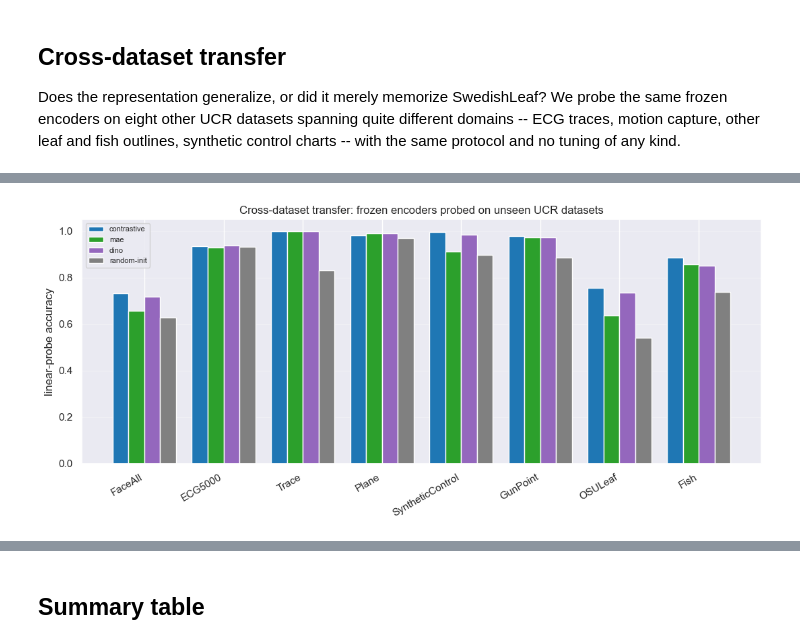
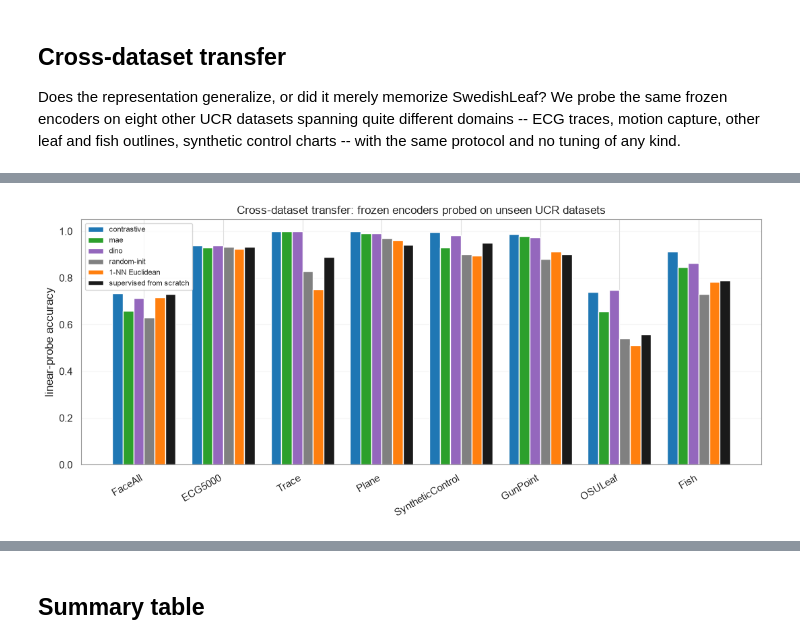
Before and after one commit to lstival/ssl_tutorial_sibgrapi2026, a Jupyter notebook: notebooks/time_series/04_comparative_evaluation.ipynb, the cells around one changed output, grey strips where cells are left out. Drawn from its saved outputs; the diff is of its cells as text; code cells hidden in the pictures.

Commit message:
Fix: time series models results

```diff
--- a/notebooks/time_series/04_comparative_evaluation.ipynb
+++ b/notebooks/time_series/04_comparative_evaluation.ipynb
@@ -307,10 +338,22 @@ for name, (tr_f, tr_y, te_f, te_y) in feats.items():
         sub = subsample_per_class(tr_y, k)
         few_label[name][k] = linear_probe_accuracy(tr_f[sub], tr_y[sub], te_f, te_y)
 
+# The two label-using baselines on exactly the same k-per-class subsets: 1-NN with only those
+# k series as references, and the supervised model trained from scratch on them alone. Unlike
+# the frozen SSL encoders, both see nothing but the k labeled series.
+few_label["nn_euclidean"], few_label["supervised"] = {}, {}
+for k in LABEL_BUDGETS:
+    sub = subsample_per_class(train_ds.y, k)
+    few_label["nn_euclidean"][k] = nn_euclidean_accuracy(
+        train_ds.X[sub], train_ds.y[sub], test_ds.X, test_ds.y)
+    few_label["supervised"][k] = supervised_end_to_end(
+        data.Subset(train_ds, sub), test_ds, n_classes, n_steps=SUP_STEPS)[0]
+
+full_with_baselines = {**full_label, "nn_euclidean": nn_acc, "supervised": sup_acc}
 hdr = "  ".join(f"k={k:<4d}" for k in LABEL_BUDGETS)
 print(f"{'method':>12s}  {hdr}   full")
 for name in few_label:
     row = "  ".join(f"{few_label[name][k]:.3f} " for k in LABEL_BUDGETS)
-    print(f"{name:>12s}  {row}  {full_label[name]:.3f}")
+    print(f"{name:>12s}  {row}  {full_with_baselines[name]:.3f}")
 # %% [output]
       method  k=1     k=2     k=5     k=10    k=20     full
@@ -321,19 +366,21 @@ for name in few_label:
 # %%
 plt.figure(figsize=(8, 5))
 styles = {"contrastive": ("tab:blue", "o"), "mae": ("tab:green", "s"),
-          "dino": ("tab:purple", "^"), "random_init": ("0.5", "x")}
+          "dino": ("tab:purple", "^"), "random_init": ("0.5", "x"),
+          "nn_euclidean": ("tab:orange", "v"), "supervised": ("k", "D")}
+labels = {"random_init": "random-init", "nn_euclidean": "1-NN Euclidean",
+          "supervised": "supervised from scratch"}
 for name, curve in few_label.items():
     color, marker = styles.get(name, ("tab:red", "d"))
     ks = list(curve)
     plt.plot(ks, [curve[k] for k in ks], marker=marker, color=color,
-             label=name.replace("_", "-"),
-             linestyle="--" if name == "random_init" else "-")
+             label=labels.get(name, name),
+             linestyle=":" if name in ("nn_euclidean", "supervised")
+             else "--" if name == "random_init" else "-")
 
-plt.axhline(nn_acc, color="tab:orange", linestyle=":", label="1-NN Euclidean (all labels)")
-plt.axhline(sup_acc, color="k", linestyle=":", label="supervised from scratch (all labels)")
 plt.xscale("log"); plt.xticks(LABEL_BUDGETS, [str(k) for k in LABEL_BUDGETS])
 plt.xlabel("labeled examples per class"); plt.ylabel("test accuracy")
-plt.title(f"Few-label linear probing on {TARGET_DATASET} (frozen encoders)")
+plt.title(f"Few-label regime on {TARGET_DATASET}: frozen encoders vs. label-only baselines")
 plt.legend(fontsize=8); plt.grid(alpha=0.3)
 plt.tight_layout()
 plt.savefig(os.path.join(FIGURE_PATH, "ts_few_label.png"), dpi=150)
@@ -351,7 +398,11 @@ and no tuning of any kind.
 TRANSFER_DATASETS = ["FaceAll", "ECG5000", "Trace", "Plane",
                      "SyntheticControl", "GunPoint", "OSULeaf", "Fish"]
 
-transfer = {name: {} for name in feats}
+# The frozen encoders, plus the two label-using baselines computed on each dataset's own
+# labels (1-NN on its raw series, and a from-scratch model with the same step budget). The
+# baselines involve no transfer at all -- they are the reference the transferred
+# representations are measured against.
+transfer = {name: {} for name in list(feats) + ["nn_euclidean", "supervised"]}
 for ds_name in TRANSFER_DATASETS:
     tr_ds = UCRDataset(DATA_PATH, ds_name, "train")
     te_ds = UCRDataset(DATA_PATH, ds_name, "test")
@@ -361,6 +412,9 @@ for ds_name in TRANSFER_DATASETS:
         a_tr, a_try = extract_features(enc, tr_ds, device, pool=pool)
         a_te, a_tey = extract_features(enc, te_ds, device, pool=pool)
         transfer[name][ds_name] = linear_probe_accuracy(a_tr, a_try, a_te, a_tey)
+    transfer["nn_euclidean"][ds_name] = nn_euclidean_accuracy(tr_ds.X, tr_ds.y, te_ds.X, te_ds.y)
+    transfer["supervised"][ds_name] = supervised_end_to_end(
+        tr_ds, te_ds, tr_ds.n_classes, n_steps=SUP_STEPS)[0]
 
 print(f"{'dataset':>18s} " + " ".join(f"{n:>12s}" for n in transfer))
 for ds_name in TRANSFER_DATASETS:
@@ -381,19 +435,20 @@ print(f"{'MEAN':>18s} " + " ".join(
 # %%
 fig, ax = plt.subplots(figsize=(11, 5))
 x = np.arange(len(TRANSFER_DATASETS))
-names = [n for n in ["contrastive", "mae", "dino", "random_init"] if n in transfer]
+names = [n for n in ["contrastive", "mae", "dino", "random_init", "nn_euclidean",
+                     "supervised"] if n in transfer]
 width = 0.8 / len(names)
 for i, name in enumerate(names):
     color = styles.get(name, ("tab:red", None))[0]
     ax.bar(x + i * width, [transfer[name][d] for d in TRANSFER_DATASETS],
-           width, label=name.replace("_", "-"), color=color)
+           width, label=labels.get(name, name), color=color)
 ax.set_xticks(x + width * (len(names) - 1) / 2)
 ax.set_xticklabels(TRANSFER_DATASETS, rotation=30, ha="right")
 ax.set_ylabel("linear-probe accuracy")
 ax.set_title("Cross-dataset transfer: frozen encoders probed on unseen UCR datasets")
 ax.legend(fontsize=8); ax.grid(axis="y", alpha=0.3)
 plt.tight_layout()
 plt.savefig(os.path.join(FIGURE_PATH, "ts_transfer.png"), dpi=150)
 plt.show(); plt.close()
 # %% [output]
-[figure, old version]
+[figure, new version]
```
Also changed, not shown: parts of 27 cells of this notebook, 8 other files.
